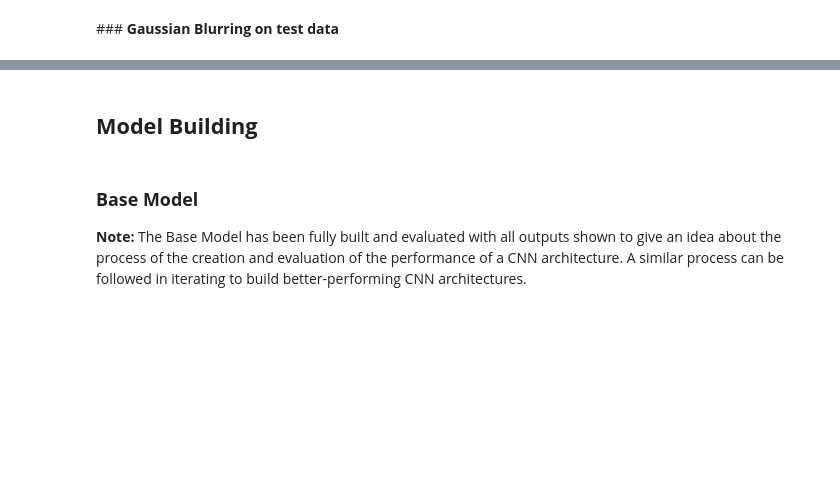
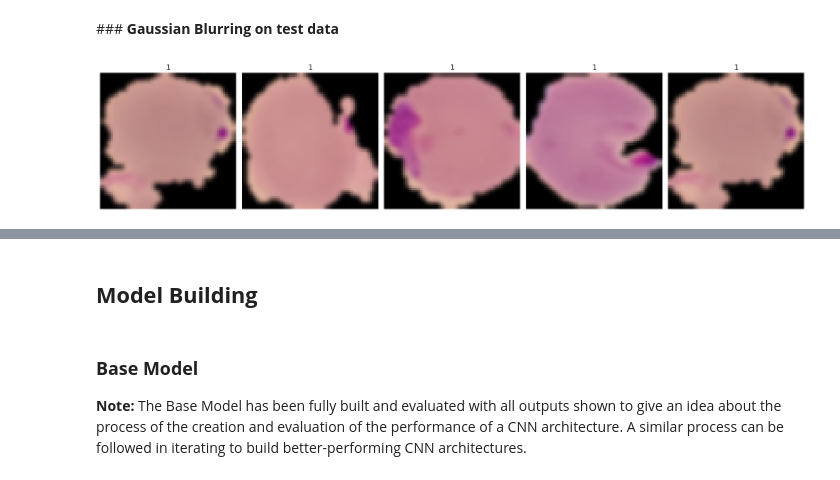
Before and after one commit to vivimtz888/malaria-detection-deeplearning, a Jupyter notebook: Reference_Notebook_Malaria_Detection_Full_Code.ipynb, the cells around one changed output, grey strips where cells are left out. Saved outputs shown, nothing was run; the diff lists cells and outputs as text; code cells hidden in the pictures; blank space fills up the shorter version.

```diff
--- a/Reference_Notebook_Malaria_Detection_Full_Code.ipynb
+++ b/Reference_Notebook_Malaria_Detection_Full_Code.ipynb
@@ -575,5 +602,27 @@ The HSV images array provides a potentially valuable alternative representation
 # %% [markdown]
 ###<b> Gaussian Blurring on test data
+# %%
+gaussian_images=[]   # to hold the Gaussian image array
+
+for i in np.arange(0, 100, 1): #converting the first 100 images
+
+  a = cv2.GaussianBlur(test_images[i], (5, 5), 0)
+  gaussian_images.append(a)
+
+gaussian_images = np.array(gaussian_images)
+# %%
+viewblurredimage = np.random.randint(1, 100, 5)
+
+fig, ax = plt.subplots(1, 5, figsize = (18, 18))
+
+for t, i in zip(range(5), viewblurredimage):
+  Title = test_labels[i]
+  ax[t].set_title(Title)
+  ax[t].imshow(gaussian_images[i])
+  ax[t].set_axis_off()
+  fig.tight_layout()
+# %% [output]
+[figure, added]
 # %% [markdown]
 ####**Observations and insights: _____**
 
```
Also changed, not shown: parts of 6 cells of this notebook.
